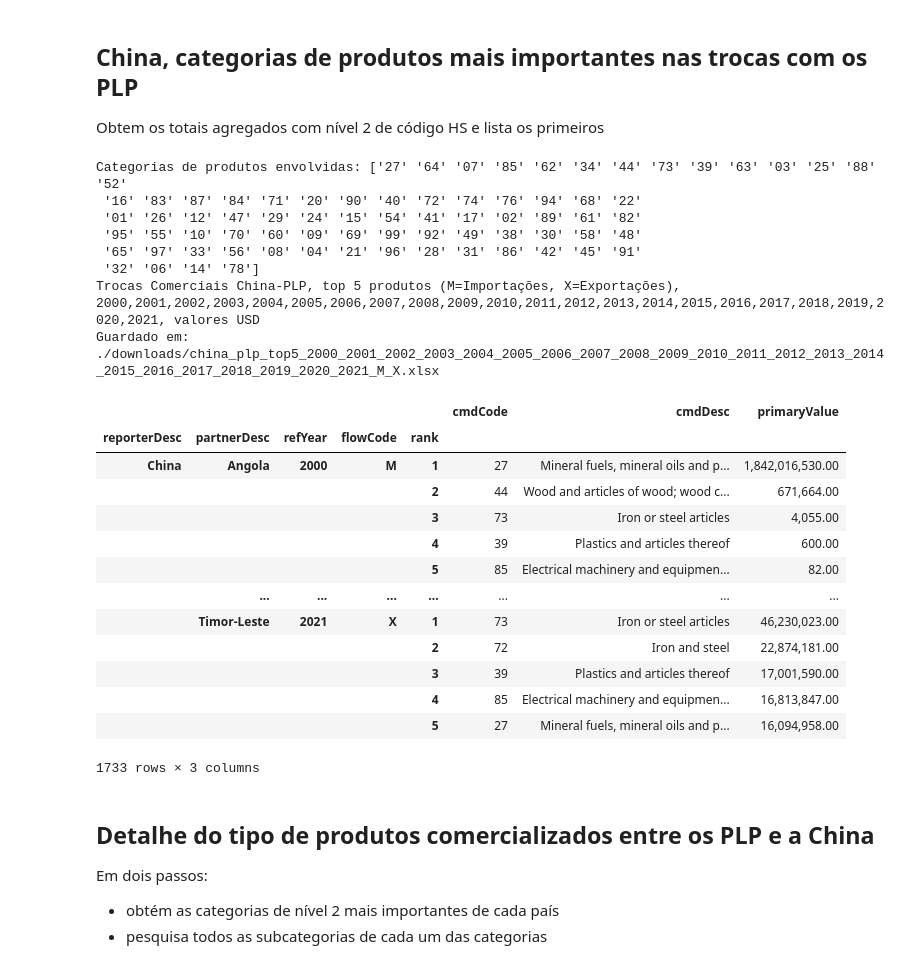
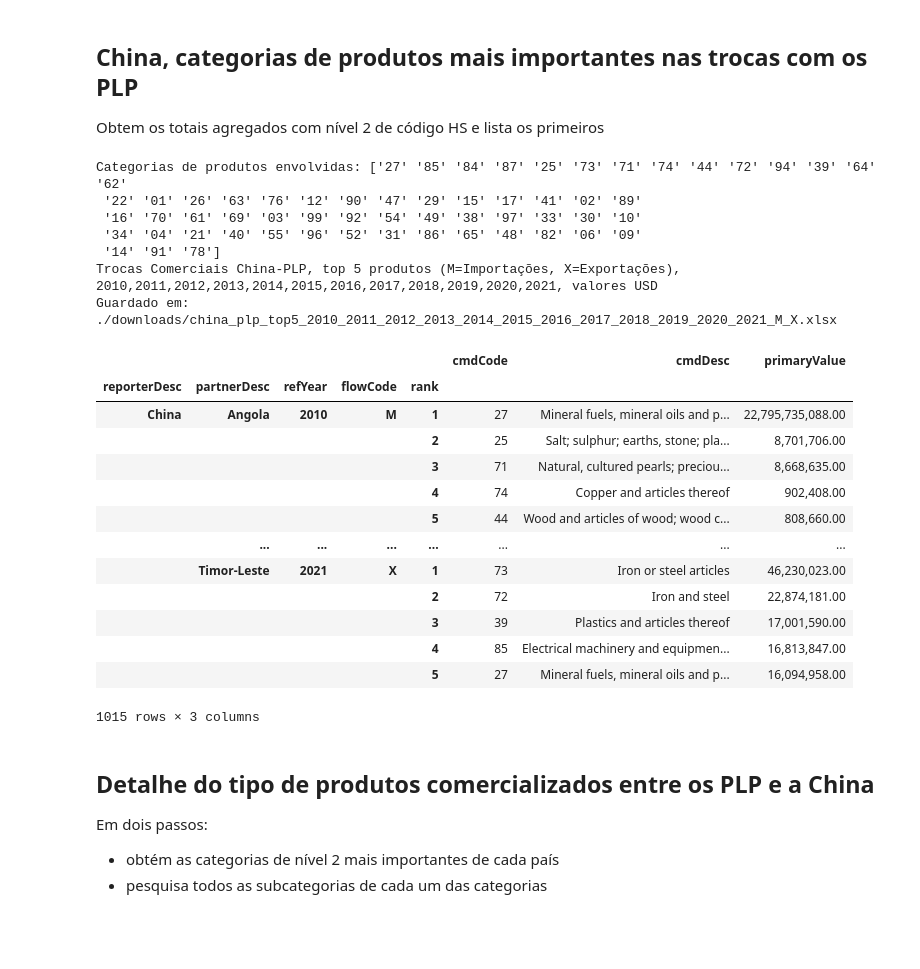
Before and after one commit to joaquimrcarvalho/cipf-comtrade, a Jupyter notebook: cn_plp_partner2.ipynb, the cells around one changed output. Saved outputs shown, nothing was run; the diff lists cells and outputs as text; code cells hidden in the pictures; blank space fills up the shorter version.

Commit message:
Replace year range definition

```diff
--- a/cn_plp_partner2.ipynb
+++ b/cn_plp_partner2.ipynb
@@ -83,7 +85,7 @@ import pandas as pd
 
 
 rank_filter = 5  # número de importações mais relevantes
-years = "2000,2001,2002,2003,2004,2005,2006,2007,2008,2009,2010,2011,2012,2013,2014,2015,2016,2017,2018,2019,2020,2021"
+years = comtrade.year_range(2011,2021)
 flowCode = 'M,X'
 pco_cols = ['reporterDesc','partnerDesc','refYear','rank','cmdCode','cmdDesc',
             'flowCode','primaryValue']
@@ -101,53 +103,52 @@ pco = df.sort_values(['partnerDesc','refYear','primaryValue'], ascending=[True,T
 pco['rank'] = pco.groupby(['partnerDesc','refYear','flowCode'])["primaryValue"].rank(method="dense", ascending=False)
 # convert rank column to int
 pco['rank'] = pco['rank'].astype(int)
 
 pco_top5 = pco[pco['rank'] <= rank_filter]
 cmdCodes_top5 = pco_top5['cmdCode'].unique()
 print(f"Categorias de produtos envolvidas: {cmdCodes_top5}")
 # save to Excel
 pco_top5_sorted = pco_top5[pco_cols].set_index(['reporterDesc','partnerDesc','refYear','flowCode','rank']).sort_index()
 
 # Prepare file name for Excel output
 filename_note=f"{years.replace(',','_')}_{flowCode.replace(',','_')}"  # change to append to filename
 excel_file_name = f"./downloads/china_plp_top5_{filename_note}.xlsx"
 excel_file = pd.ExcelWriter(excel_file_name)
 # Save data
 pco_top5_sorted.to_excel(excel_file, sheet_name="comtrade", startrow=2)
 excel_file.close()
 # Write title in first row TBD
 excel_file_title = f"Trocas Comerciais China-PLP, top {rank_filter} produtos (M=Importações, X=Exportações), {years}, valores USD"
 print(excel_file_title)
 print("Guardado em:",excel_file_name)
 
 # show
 pd.options.display.max_colwidth=100
 pd.options.display.float_format = '{:,.2f}'.format
 pd.options.display.max_rows = 100
 pco_top5_sorted
 # %% [output]
-Categorias de produtos envolvidas: ['27' '64' '07' '85' '62' '34' '44' '73' '39' '63' '03' '25' '88' '52'
- '16' '83' '87' '84' '71' '20' '90' '40' '72' '74' '76' '94' '68' '22'
- '01' '26' '12' '47' '29' '24' '15' '54' '41' '17' '02' '89' '61' '82'
- '95' '55' '10' '70' '60' '09' '69' '99' '92' '49' '38' '30' '58' '48'
- '65' '97' '33' '56' '08' '04' '21' '96' '28' '31' '86' '42' '45' '91'
- '32' '06' '14' '78']
-Trocas Comerciais China-PLP, top 5 produtos (M=Importações, X=Exportações), 2000,2001,2002,2003,2004,2005,2006,2007,2008,2009,2010,2011,2012,2013,2014,2015,2016,2017,2018,2019,2020,2021, valores USD
-Guardado em: ./downloads/china_plp_top5_2000_2001_2002_2003_2004_2005_2006_2007_2008_2009_2010_2011_2012_2013_2014_2015_2016_2017_2018_2019_2020_2021_M_X.xlsx
+Categorias de produtos envolvidas: ['27' '85' '84' '87' '25' '73' '71' '74' '44' '72' '94' '39' '64' '62'
+ '22' '01' '26' '63' '76' '12' '90' '47' '29' '15' '17' '41' '02' '89'
+ '16' '70' '61' '69' '03' '99' '92' '54' '49' '38' '97' '33' '30' '10'
+ '34' '04' '21' '40' '55' '96' '52' '31' '86' '65' '48' '82' '06' '09'
+ '14' '91' '78']
+Trocas Comerciais China-PLP, top 5 produtos (M=Importações, X=Exportações), 2010,2011,2012,2013,2014,2015,2016,2017,2018,2019,2020,2021, valores USD
+Guardado em: ./downloads/china_plp_top5_2010_2011_2012_2013_2014_2015_2016_2017_2018_2019_2020_2021_M_X.xlsx
 |  |  |  |  |  | cmdCode | cmdDesc | primaryValue |
 | reporterDesc | partnerDesc | refYear | flowCode | rank |  |  |  |
-| China | Angola | 2000 | M | 1 | 27 | Mineral fuels, mineral oils and p... | 1,842,016,530.00 |
-|  |  |  |  | 2 | 44 | Wood and articles of wood; wood c... | 671,664.00 |
-|  |  |  |  | 3 | 73 | Iron or steel articles | 4,055.00 |
-|  |  |  |  | 4 | 39 | Plastics and articles thereof | 600.00 |
-|  |  |  |  | 5 | 85 | Electrical machinery and equipmen... | 82.00 |
+| China | Angola | 2010 | M | 1 | 27 | Mineral fuels, mineral oils and p... | 22,795,735,088.00 |
+|  |  |  |  | 2 | 25 | Salt; sulphur; earths, stone; pla... | 8,701,706.00 |
+|  |  |  |  | 3 | 71 | Natural, cultured pearls; preciou... | 8,668,635.00 |
+|  |  |  |  | 4 | 74 | Copper and articles thereof | 902,408.00 |
+|  |  |  |  | 5 | 44 | Wood and articles of wood; wood c... | 808,660.00 |
 |  | ... | ... | ... | ... | ... | ... | ... |
 |  | Timor-Leste | 2021 | X | 1 | 73 | Iron or steel articles | 46,230,023.00 |
 |  |  |  |  | 2 | 72 | Iron and steel | 22,874,181.00 |
 |  |  |  |  | 3 | 39 | Plastics and articles thereof | 17,001,590.00 |
 |  |  |  |  | 4 | 85 | Electrical machinery and equipmen... | 16,813,847.00 |
 |  |  |  |  | 5 | 27 | Mineral fuels, mineral oils and p... | 16,094,958.00 |
-1733 rows × 3 columns
+1015 rows × 3 columns
 # %% [markdown]
 ## Detalhe do tipo de produtos comercializados entre os PLP e a China
 
```
Also changed, not shown: parts of 2 cells of this notebook.
